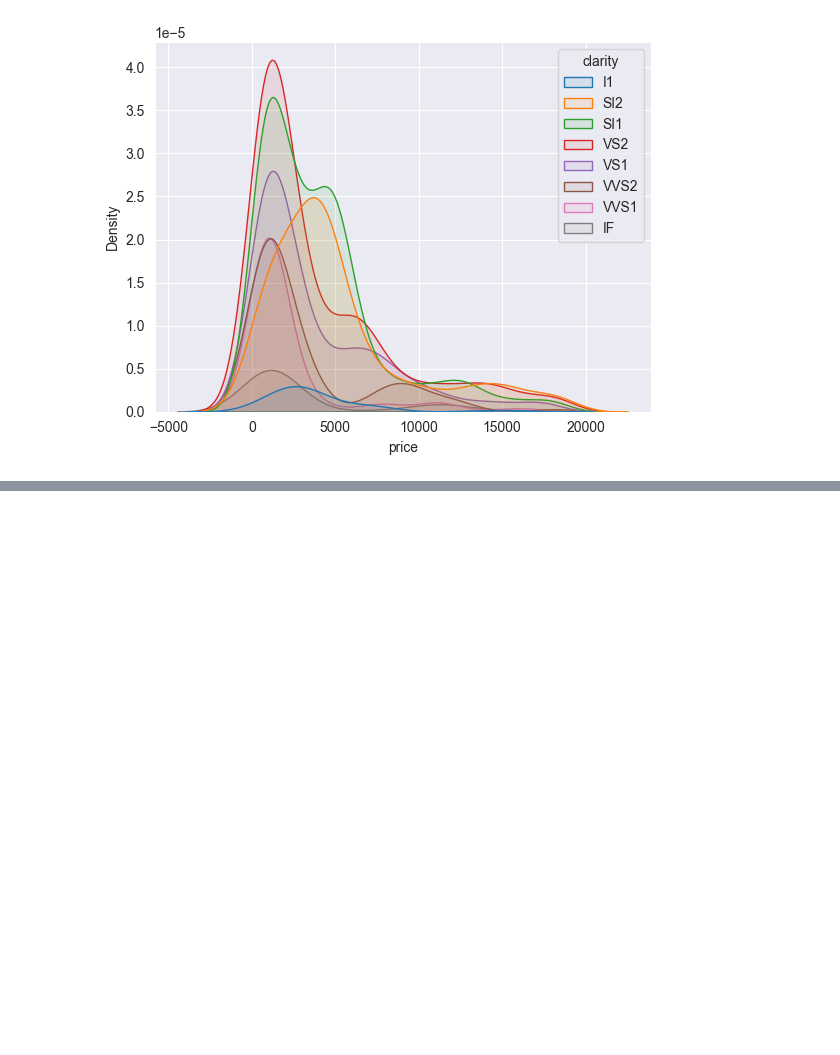
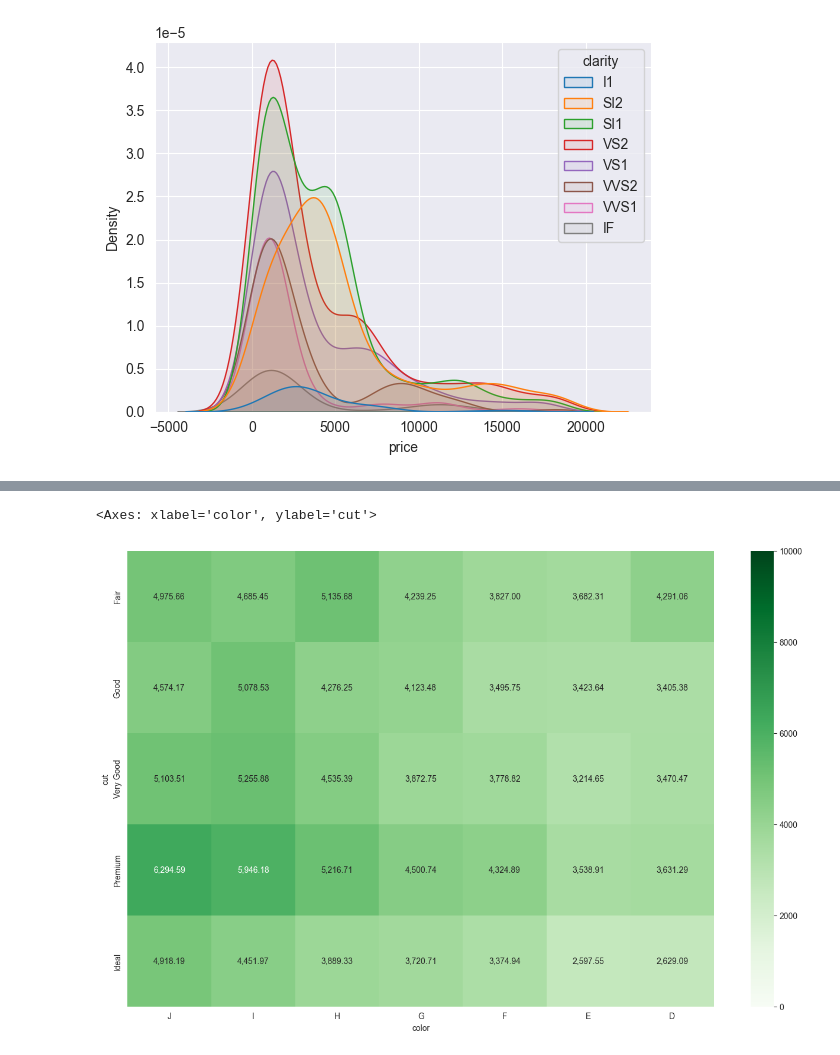
Before and after one commit to danielphilip12/Diamonds-Analysis-CT, a Jupyter notebook: eda.ipynb, the cells around one changed output, grey strips where cells are left out. Cells and saved outputs as stored; diff of their text form; code cells hidden in the pictures; blank space fills up the shorter version.

```diff
--- a/eda.ipynb
+++ b/eda.ipynb
@@ -188,0 +193,3 @@ plt.savefig("price_kde.png")
+# %%
+price_cut_color = pd.pivot_table(data=df, index='cut', columns='color', values='price', observed=True)
+price_cut_color
@@ -188,0 +204,9 @@ plt.savefig("price_kde.png")
+# %%
+plt.figure(figsize=(16, 10))
+sns.heatmap(price_cut_color, annot=True, fmt=',.2f', cmap='Greens',
+           vmin=0,
+            vmax=10000
+           )
+# %% [output]
+<Axes: xlabel='color', ylabel='cut'>
+[figure, added]
```
Also changed, not shown: parts of 10 cells of this notebook, 1 other file.
